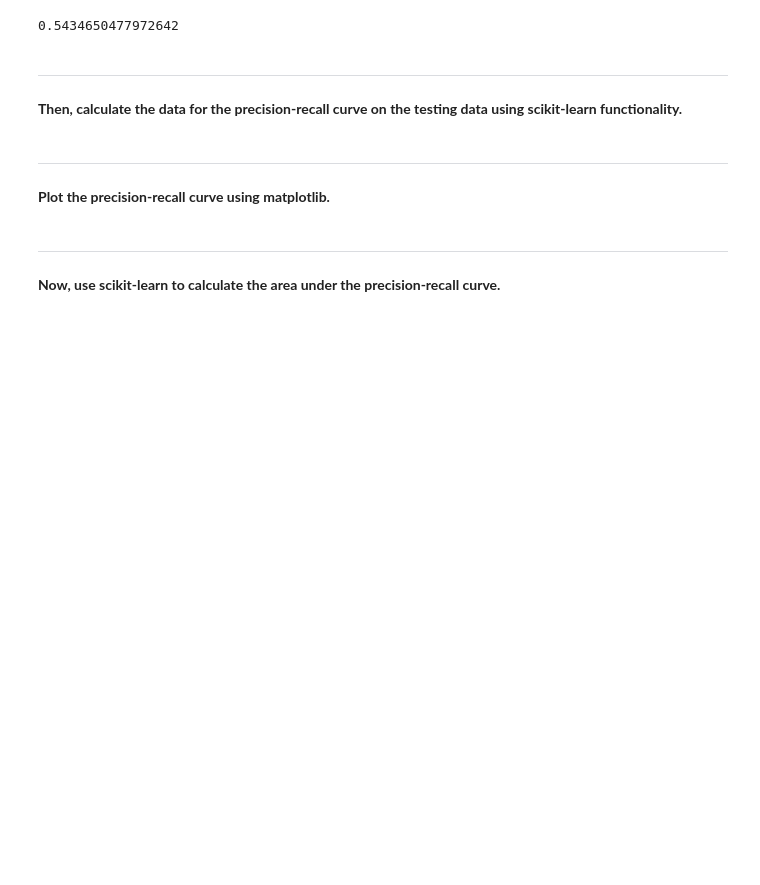
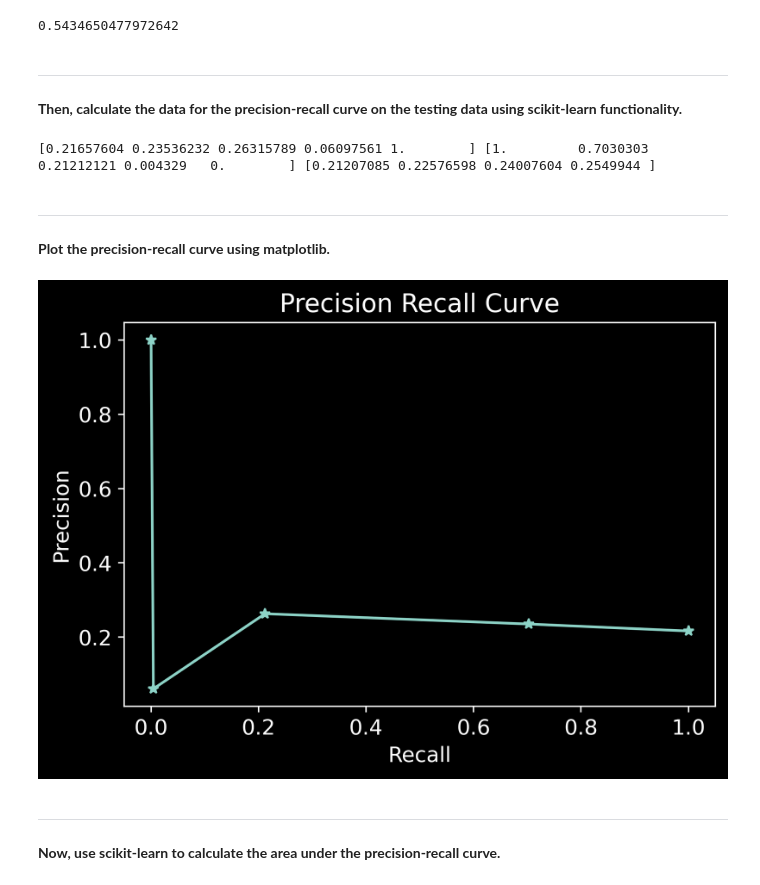
Before and after one commit to anmolpant/Technocolabs-ML-Internship, a Jupyter notebook: Mini Tasks/Mini Task 2/Performing_Logistic_Regression/Performing_Logistic_Regression.ipynb, the cells around one changed output. Cells and saved outputs as stored; diff of their text form; code cells hidden in the pictures; blank space fills up the shorter version.

Commit message:
Precision Recall curve

```diff
--- a/Mini Tasks/Mini Task 2/Performing_Logistic_Regression/Performing_Logistic_Regression.ipynb
+++ b/Mini Tasks/Mini Task 2/Performing_Logistic_Regression/Performing_Logistic_Regression.ipynb
@@ -368,9 +368,22 @@ metrics.roc_auc_score(y_test, pos_proba)
 # %% [markdown]
 _________________________________________________________________________
 **Then, calculate the data for the precision-recall curve on the testing data using scikit-learn functionality.**
+# %%
+precision, recall, thresholds = metrics.precision_recall_curve(y_test, pos_proba)
+print(precision, recall, thresholds)
+# %% [output]
+[0.21657604 0.23536232 0.26315789 0.06097561 1.        ] [1.         0.7030303  0.21212121 0.004329   0.        ] [0.21207085 0.22576598 0.24007604 0.2549944 ]
 # %% [markdown]
 _________________________________________________________________________
 **Plot the precision-recall curve using matplotlib.**
+# %%
+plt.plot(recall, precision, '*-')
+plt.xlabel('Recall')
+plt.ylabel('Precision')
+plt.title('Precision Recall Curve')
+plt.show()
+# %% [output]
+[figure, added]
 # %% [markdown]
 _________________________________________________________________________
 **Now, use scikit-learn to calculate the area under the precision-recall curve.**
```
